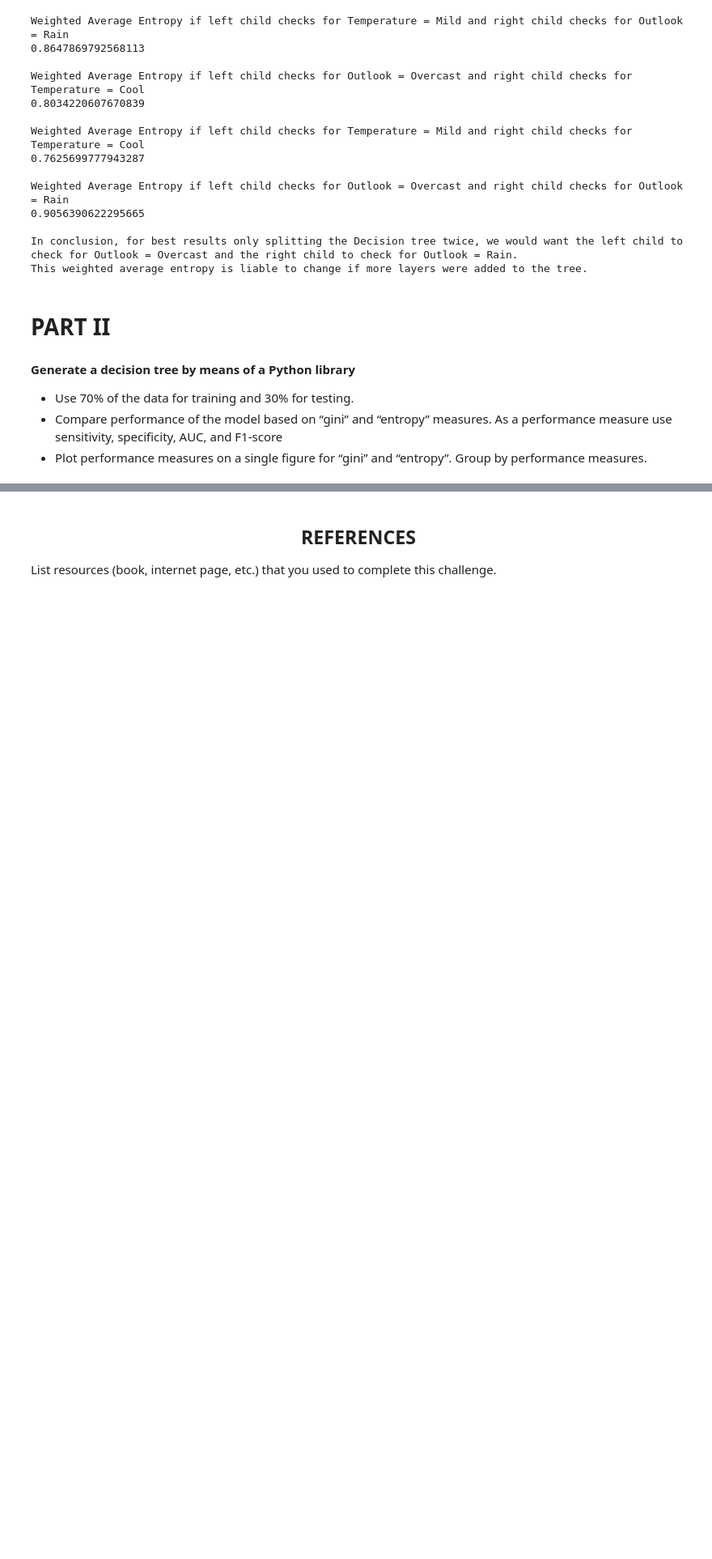
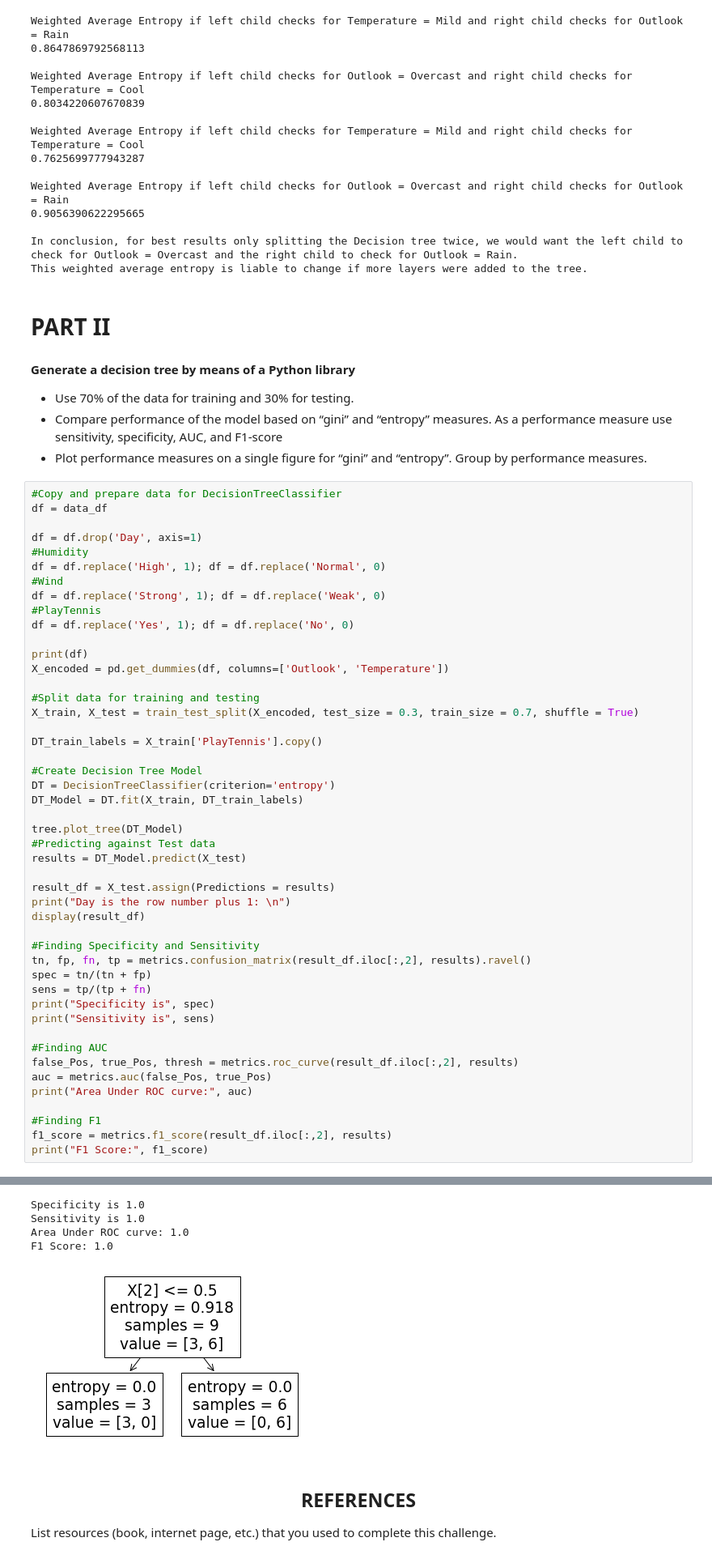
Before and after one commit to cst1493/CMPS470_MachineLearning, a Jupyter notebook: C2/C2.ipynb, the cells around one changed output, grey strips where cells are left out. Shown at 81% size. Cells and saved outputs as stored; diff of their text form; blank space fills up the shorter version.

```diff
--- a/C2/C2.ipynb
+++ b/C2/C2.ipynb
@@ -437,3 +441,51 @@ This weighted average entropy is liable to change if more layers were added to t
 - Use 70% of the data for training and 30% for testing.
 - Compare performance of the model based on “gini” and “entropy” measures. As a performance measure use sensitivity, specificity, AUC, and F1-score
 - Plot performance measures on a single figure for “gini” and “entropy”. Group by performance measures.
+# %%
+#Copy and prepare data for DecisionTreeClassifier
+df = data_df
+
+df = df.drop('Day', axis=1)
+#Humidity
+df = df.replace('High', 1); df = df.replace('Normal', 0)
+#Wind
+df = df.replace('Strong', 1); df = df.replace('Weak', 0)
+#PlayTennis
+df = df.replace('Yes', 1); df = df.replace('No', 0)
+
+print(df)
+X_encoded = pd.get_dummies(df, columns=['Outlook', 'Temperature'])
+
+#Split data for training and testing
+X_train, X_test = train_test_split(X_encoded, test_size = 0.3, train_size = 0.7, shuffle = True)
+
+DT_train_labels = X_train['PlayTennis'].copy()
+
+#Create Decision Tree Model
+DT = DecisionTreeClassifier(criterion='entropy')
+DT_Model = DT.fit(X_train, DT_train_labels)
+
+tree.plot_tree(DT_Model)
+#Predicting against Test data
+results = DT_Model.predict(X_test)
+
+result_df = X_test.assign(Predictions = results)
+print("Day is the row number plus 1: \n")
+display(result_df)
+
+#Finding Specificity and Sensitivity
+tn, fp, fn, tp = metrics.confusion_matrix(result_df.iloc[:,2], results).ravel()
+spec = tn/(tn + fp)
+sens = tp/(tp + fn)
+print("Specificity is", spec)
+print("Sensitivity is", sens)
+
+#Finding AUC
+false_Pos, true_Pos, thresh = metrics.roc_curve(result_df.iloc[:,2], results)
+auc = metrics.auc(false_Pos, true_Pos)
+print("Area Under ROC curve:", auc)
+
+#Finding F1
+f1_score = metrics.f1_score(result_df.iloc[:,2], results)
+print("F1 Score:", f1_score)
+# %% [output]
@@ -440,3 +514,8 @@ This weighted average entropy is liable to change if more layers were added to t
+Specificity is 1.0
+Sensitivity is 1.0
+Area Under ROC curve: 1.0
+F1 Score: 1.0
+[figure, added]
 # %% [markdown]
 ## <center> REFERENCES </center>
 List resources (book, internet page, etc.) that you used to complete this challenge.
```
Also changed, not shown: parts of 2 cells of this notebook.
